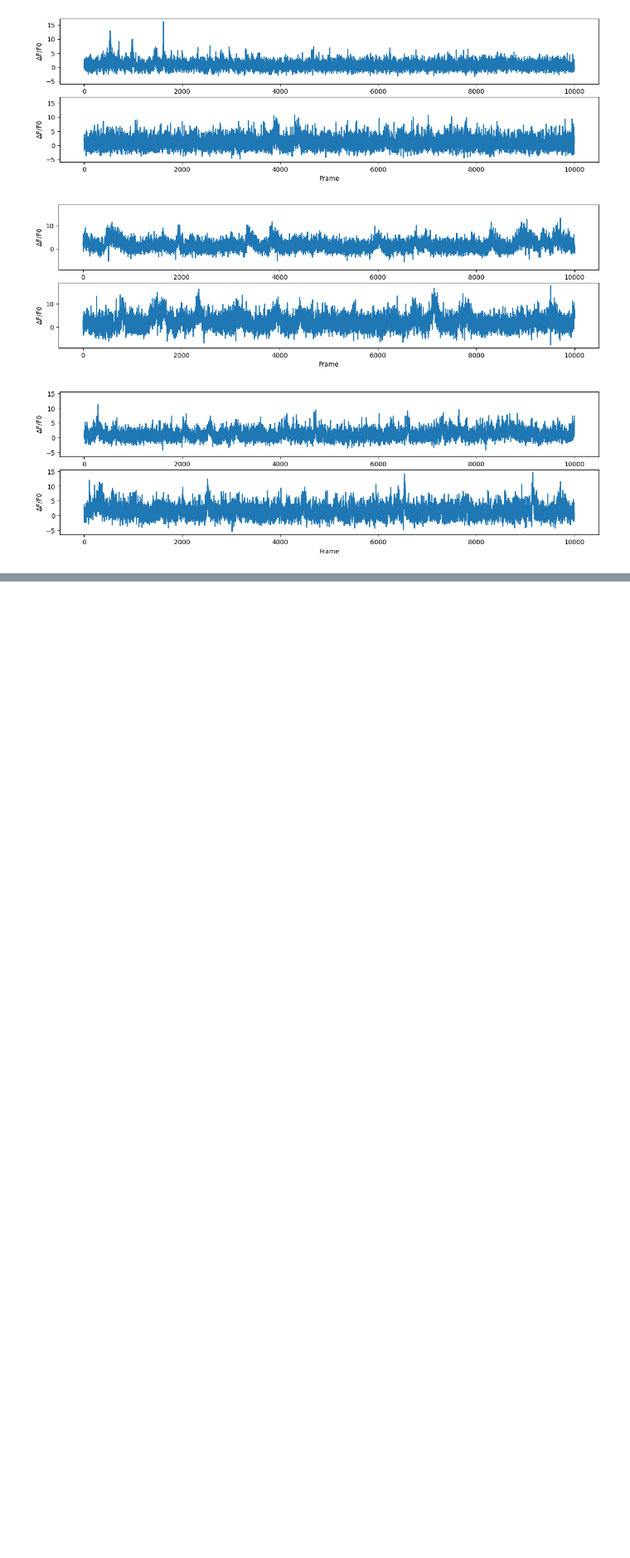
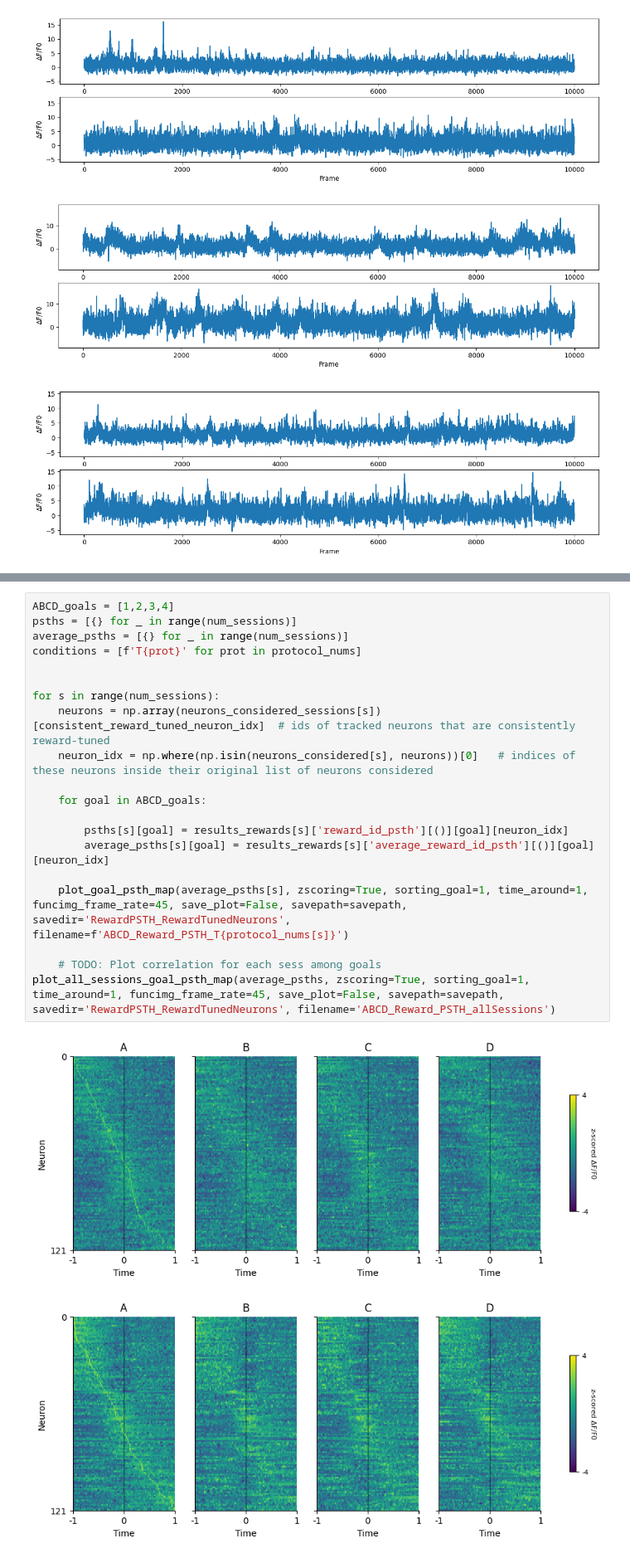
Before and after one commit to AthinaApostolelli/VR_ABCD, a Jupyter notebook: Explore_neural_data_sessions.ipynb, the cells around one changed output, grey strips where cells are left out. Shown at 83% size. Drawn from its saved outputs; the diff is of its cells as text; blank space fills up the shorter version.

```diff
--- a/Explore_neural_data_sessions.ipynb
+++ b/Explore_neural_data_sessions.ipynb
@@ -174,0 +186,23 @@ IndexError: too many indices for array: array is 2-dimensional, but 3 were index
+# %%
+ABCD_goals = [1,2,3,4]
+psths = [{} for _ in range(num_sessions)]
+average_psths = [{} for _ in range(num_sessions)]
+conditions = [f'T{prot}' for prot in protocol_nums]
+
+
+for s in range(num_sessions):
+    neurons = np.array(neurons_considered_sessions[s])[consistent_reward_tuned_neuron_idx]  # ids of tracked neurons that are consistently reward-tuned
+    neuron_idx = np.where(np.isin(neurons_considered[s], neurons))[0]   # indices of these neurons inside their original list of neurons considered
+
+    for goal in ABCD_goals:
+
+        psths[s][goal] = results_rewards[s]['reward_id_psth'][()][goal][neuron_idx]
+        average_psths[s][goal] = results_rewards[s]['average_reward_id_psth'][()][goal][neuron_idx]
+
+    plot_goal_psth_map(average_psths[s], zscoring=True, sorting_goal=1, time_around=1, funcimg_frame_rate=45, save_plot=False, savepath=savepath, savedir='RewardPSTH_RewardTunedNeurons', filename=f'ABCD_Reward_PSTH_T{protocol_nums[s]}')
+
+    # TODO: Plot correlation for each sess among goals
+plot_all_sessions_goal_psth_map(average_psths, zscoring=True, sorting_goal=1, time_around=1, funcimg_frame_rate=45, save_plot=False, savepath=savepath, savedir='RewardPSTH_RewardTunedNeurons', filename='ABCD_Reward_PSTH_allSessions')
+# %% [output]
+[figure, added]
+[figure, added]
```
Also changed, not shown: parts of 5 cells of this notebook, 2 other files.
